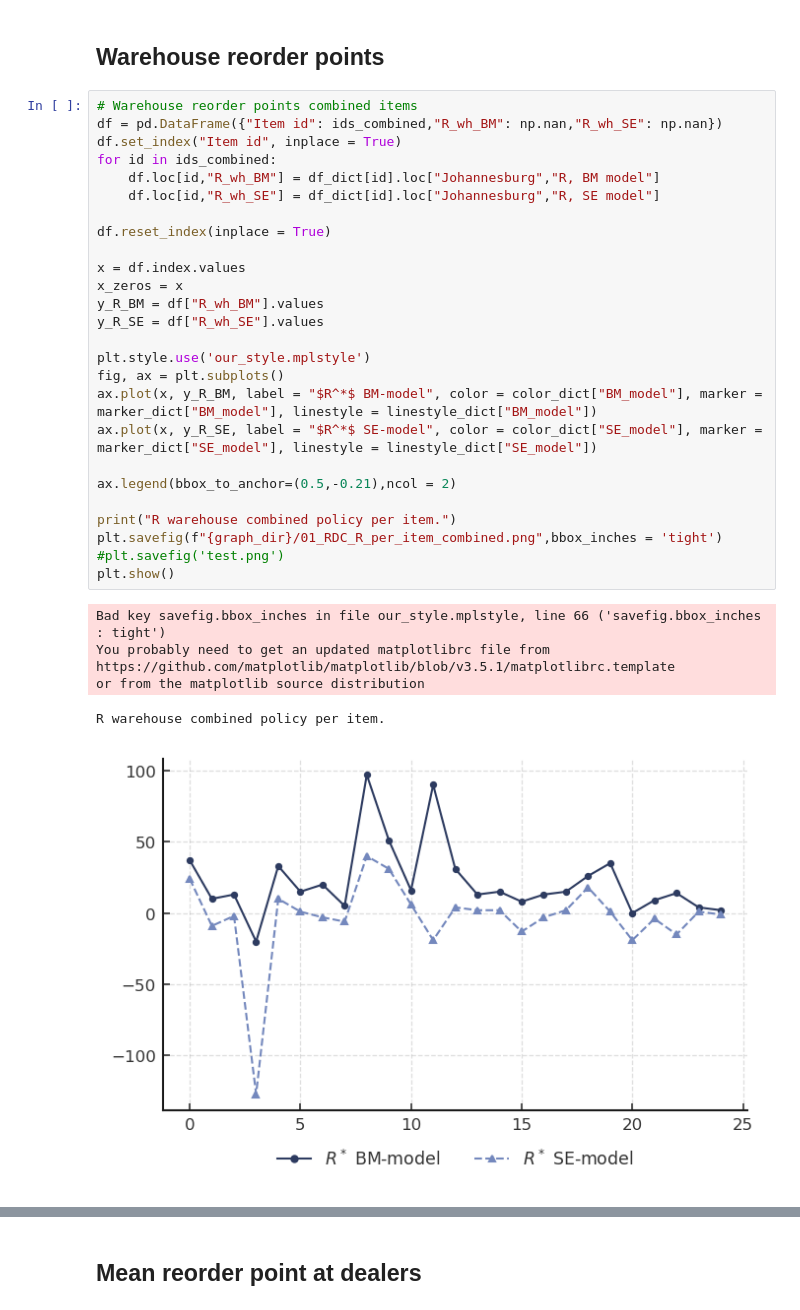
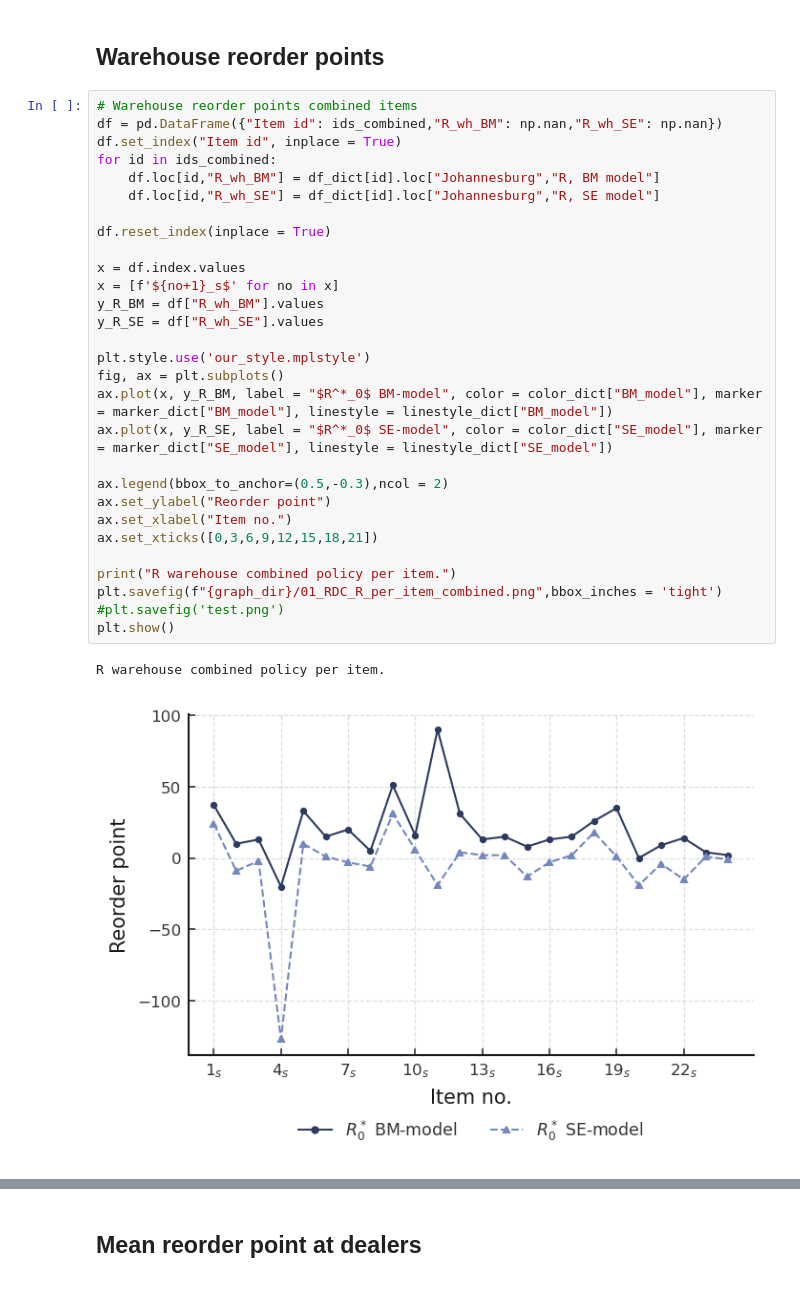
Before and after one commit to JBep/Master_thesis, a Jupyter notebook: Results/graphs_reorder_points.ipynb, the cells around one changed output, grey strips where cells are left out. Drawn from its saved outputs; the diff is of its cells as text.

```diff
--- a/Results/graphs_reorder_points.ipynb
+++ b/Results/graphs_reorder_points.ipynb
@@ -57,36 +57,35 @@ len(ids_combined)
 # %%
 # Warehouse reorder points combined items
 df = pd.DataFrame({"Item id": ids_combined,"R_wh_BM": np.nan,"R_wh_SE": np.nan})
 df.set_index("Item id", inplace = True)
 for id in ids_combined:
     df.loc[id,"R_wh_BM"] = df_dict[id].loc["Johannesburg","R, BM model"]
     df.loc[id,"R_wh_SE"] = df_dict[id].loc["Johannesburg","R, SE model"]
 
 df.reset_index(inplace = True)
 
 x = df.index.values
-x_zeros = x
+x = [f'${no+1}_s$' for no in x]
 y_R_BM = df["R_wh_BM"].values
 y_R_SE = df["R_wh_SE"].values
 
 plt.style.use('our_style.mplstyle')
 fig, ax = plt.subplots()
-ax.plot(x, y_R_BM, label = "$R^*$ BM-model", color = color_dict["BM_model"], marker = marker_dict["BM_model"], linestyle = linestyle_dict["BM_model"])
-ax.plot(x, y_R_SE, label = "$R^*$ SE-model", color = color_dict["SE_model"], marker = marker_dict["SE_model"], linestyle = linestyle_dict["SE_model"])
+ax.plot(x, y_R_BM, label = "$R^*_0$ BM-model", color = color_dict["BM_model"], marker = marker_dict["BM_model"], linestyle = linestyle_dict["BM_model"])
+ax.plot(x, y_R_SE, label = "$R^*_0$ SE-model", color = color_dict["SE_model"], marker = marker_dict["SE_model"], linestyle = linestyle_dict["SE_model"])
 
-ax.legend(bbox_to_anchor=(0.5,-0.21),ncol = 2)
+ax.legend(bbox_to_anchor=(0.5,-0.3),ncol = 2)
+ax.set_ylabel("Reorder point")
+ax.set_xlabel("Item no.")
+ax.set_xticks([0,3,6,9,12,15,18,21])
 
 print("R warehouse combined policy per item.")
 plt.savefig(f"{graph_dir}/01_RDC_R_per_item_combined.png",bbox_inches = 'tight')
 #plt.savefig('test.png')
 plt.show()
 # %% [output]
-Bad key savefig.bbox_inches in file our_style.mplstyle, line 66 ('savefig.bbox_inches : tight')
-You probably need to get an updated matplotlibrc file from
-https://github.com/matplotlib/matplotlib/blob/v3.5.1/matplotlibrc.template
-or from the matplotlib source distribution
+R warehouse combined policy per item.
-R warehouse combined policy per item.
-[figure, old version]
+[figure, new version]
 # %%
 df = pd.DataFrame({"Item id": ids_regular,"R_wh_BM": np.nan,"R_wh_SE": np.nan})
 df.set_index("Item id", inplace = True)
```
Also changed, not shown: parts of 54 cells of this notebook, 8 other files.
